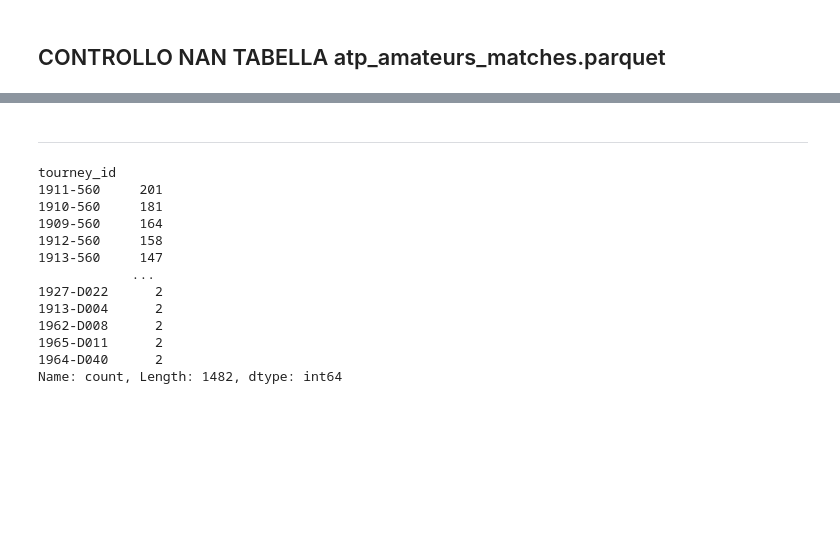
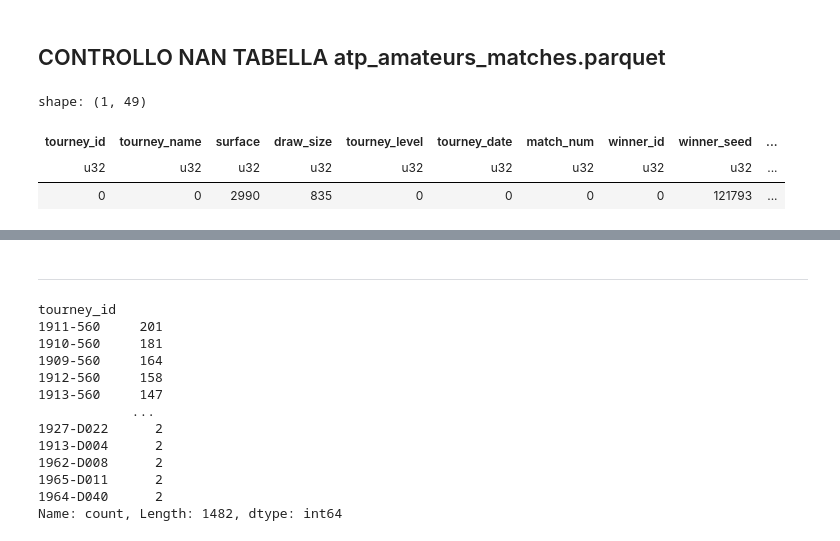
Before and after one commit to lebondon/Tennis_data_study, a Jupyter notebook: controllo_nan_atp.ipynb, the cells around one changed output, grey strips where cells are left out. Cells and saved outputs as stored; diff of their text form; code cells hidden in the pictures; blank space fills up the shorter version.

```diff
--- a/aggregated_matches_atp/controllo_nan_atp.ipynb
+++ b/controllo_nan_atp.ipynb
@@ -10,3 +9,12 @@ df=pd.read_parquet(path)
+# %%
+df=import_tennis_matches()
+# %%
+df.null_count()
+# %% [output]
+shape: (1, 49)
+| tourney_id | tourney_name | surface | draw_size | tourney_level | tourney_date | match_num | winner_id | winner_seed | ... |
+| u32 | u32 | u32 | u32 | u32 | u32 | u32 | u32 | u32 | ... |
+| 0 | 0 | 2990 | 835 | 0 | 0 | 0 | 0 | 121793 | ... |
 # %%
 df
 # %% [output]
```
Also changed, not shown: parts of 42 cells of this notebook.
